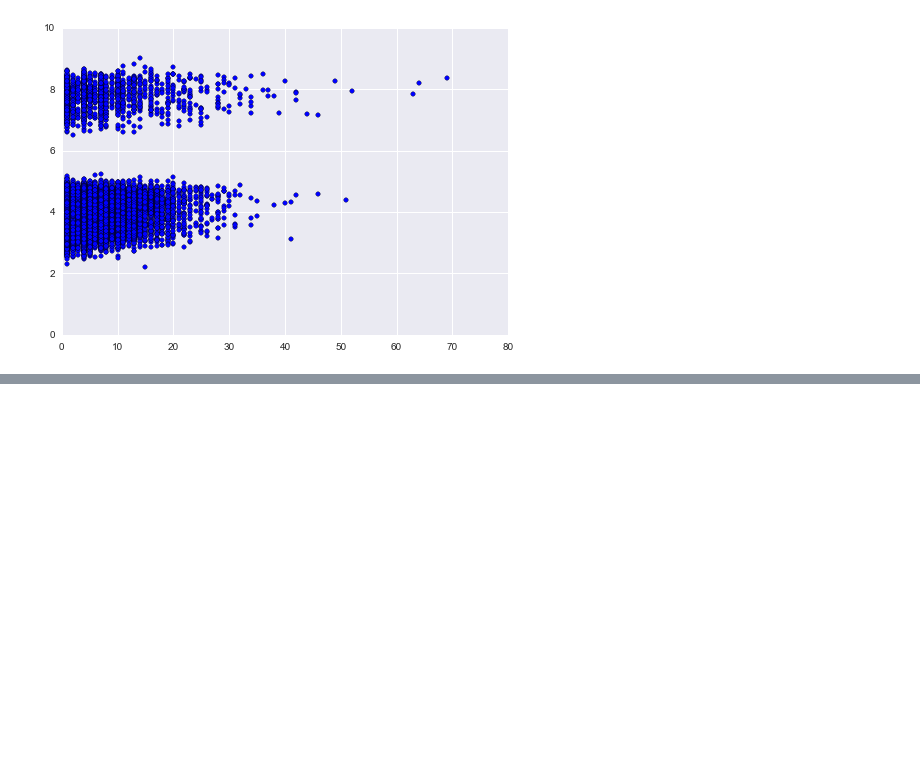
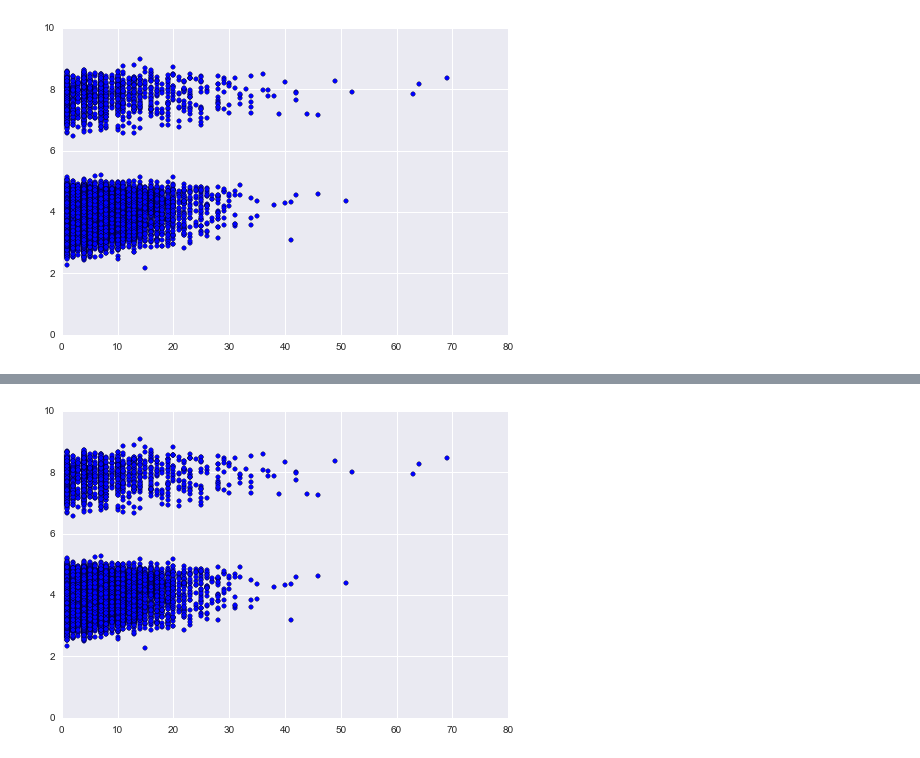
Before and after one commit to walterreade/pymc_sandbox, a Jupyter notebook: property_pymc.ipynb, the cells around one changed output, grey strips where cells are left out. Saved outputs shown, nothing was run; the diff lists cells and outputs as text; code cells hidden in the pictures; blank space fills up the shorter version.

```diff
--- a/property_pymc.ipynb
+++ b/property_pymc.ipynb
@@ -99,0 +111,7 @@ plt.show()
+# %%
+plt.scatter(y,np.percentile(mu, 90, axis=1))
+plt.xlim((0,80))
+plt.ylim((0,10))
+plt.show()
+# %% [output]
+[figure, added]
```
Also changed, not shown: parts of 6 cells of this notebook.
